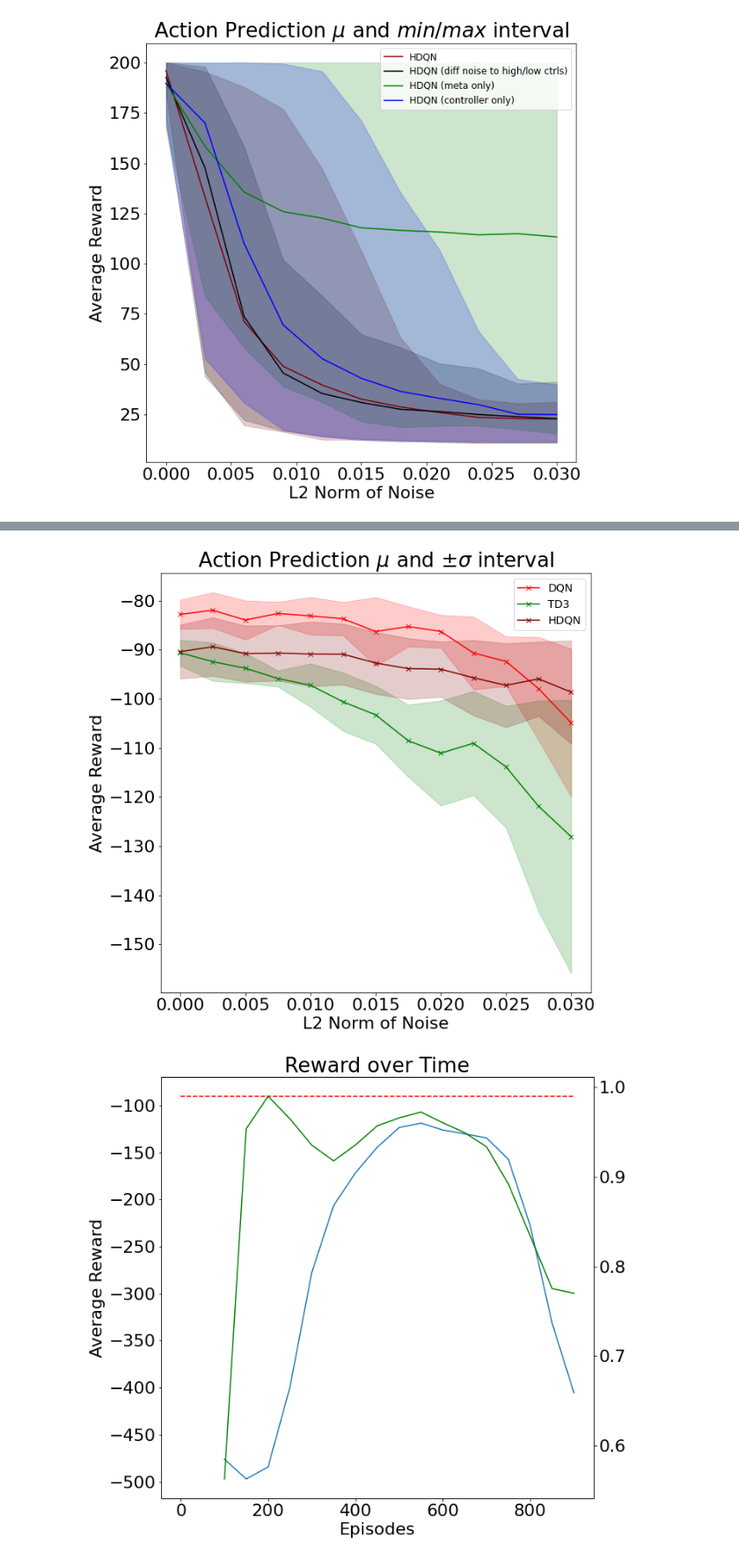
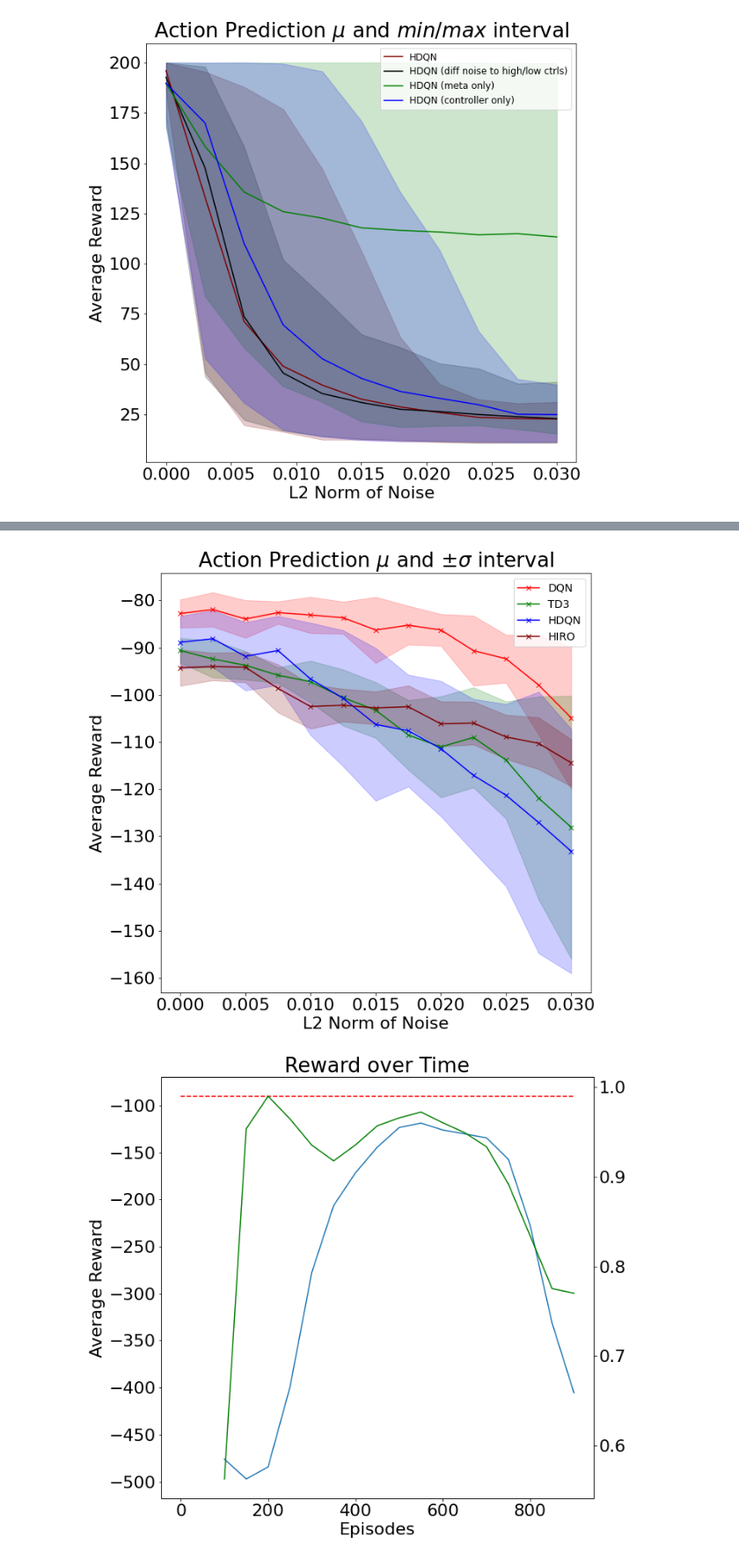
Before and after one commit to Davidobot/adversarial_hrl, a Jupyter notebook: plotting/plotting.ipynb, the cells around one changed output, grey strips where cells are left out. Shown: that part at 88% size. Cells and saved outputs as stored; diff of their text form; code cells hidden in the pictures.

```diff
--- a/plotting/plotting.ipynb
+++ b/plotting/plotting.ipynb
@@ -134,6 +134,7 @@ plot_norms([\
     (json.load(open("acrobot/noise/td3_episodes.json")), "green", "TD3"),\
     #(json.load(open("acrobot/fgsm_targeted/td3_episodes.json")), "blue", "TD3 (FGSM t)"),\
     #(json.load(open("acrobot/fgsm_untargeted/td3_episodes.json")), "grey", "TD3 (FGSM ut)"),\
-    #(json.load(open("acrobot/noise/hiro_episodes.json")), "maroon", "HIRO"),\
+    (json.load(open("acrobot/noise/hdqn_episodes.json")), "blue", "HDQN"),\
+    (json.load(open("acrobot/noise/hiro_episodes.json")), "maroon", "HIRO"),\
    ])
 # %% [output]
@@ -187,5 +188,5 @@ plot_norms_minmax([\
 [figure]
 # %%
 import json
-plot_fgsm(json.load(open("car/noise_hrl/hdqn_episodes.json")))
+plot_fgsm(json.load(open("acrobot/fgsm_targeted/hiro_episodes.json")))
 # %% [output]
@@ -193,12 +194,13 @@ plot_fgsm(json.load(open("car/noise_hrl/hdqn_episodes.json")))
 # %%
 import json
 plot_norms([\
     (json.load(open("acrobot/fgsm_targeted/dqn_episodes.json")), "red", "DQN"),\
     (json.load(open("acrobot/fgsm_targeted/td3_episodes.json")), "green", "TD3"),\
-    (json.load(open("acrobot/fgsm_targeted/hdqn_episodes.json"))['action_only'], "maroon", "HDQN")
+    (json.load(open("acrobot/fgsm_targeted/hdqn_episodes.json"))['both'], "blue", "HDQN"),\
+    (json.load(open("acrobot/fgsm_targeted/hiro_episodes.json"))['both'], "maroon", "HIRO")
    ])
 # %% [output]
-[figure, old version]
+[figure, new version]
 # %%
 import json
 eps = json.load(open("acrobot/fgsm_untargeted/td3_episodes.json"))
```
Also changed, not shown: parts of 5 cells of this notebook, 6 other files.
